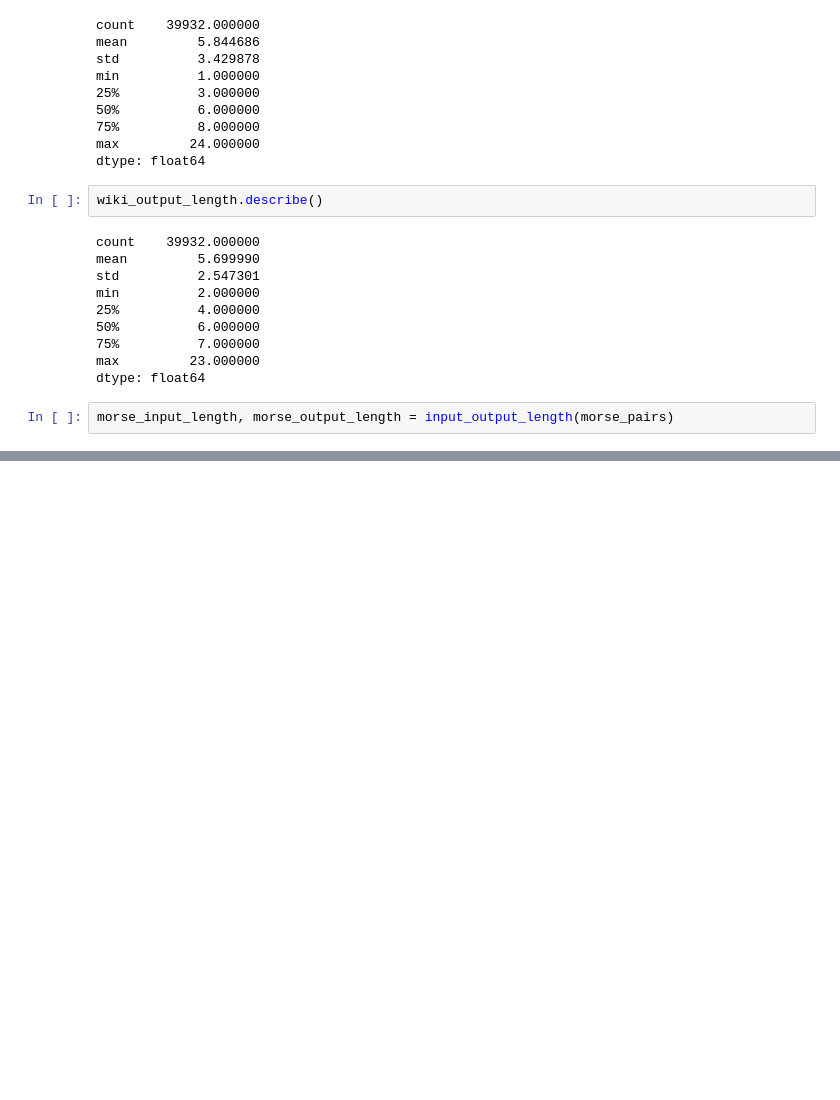
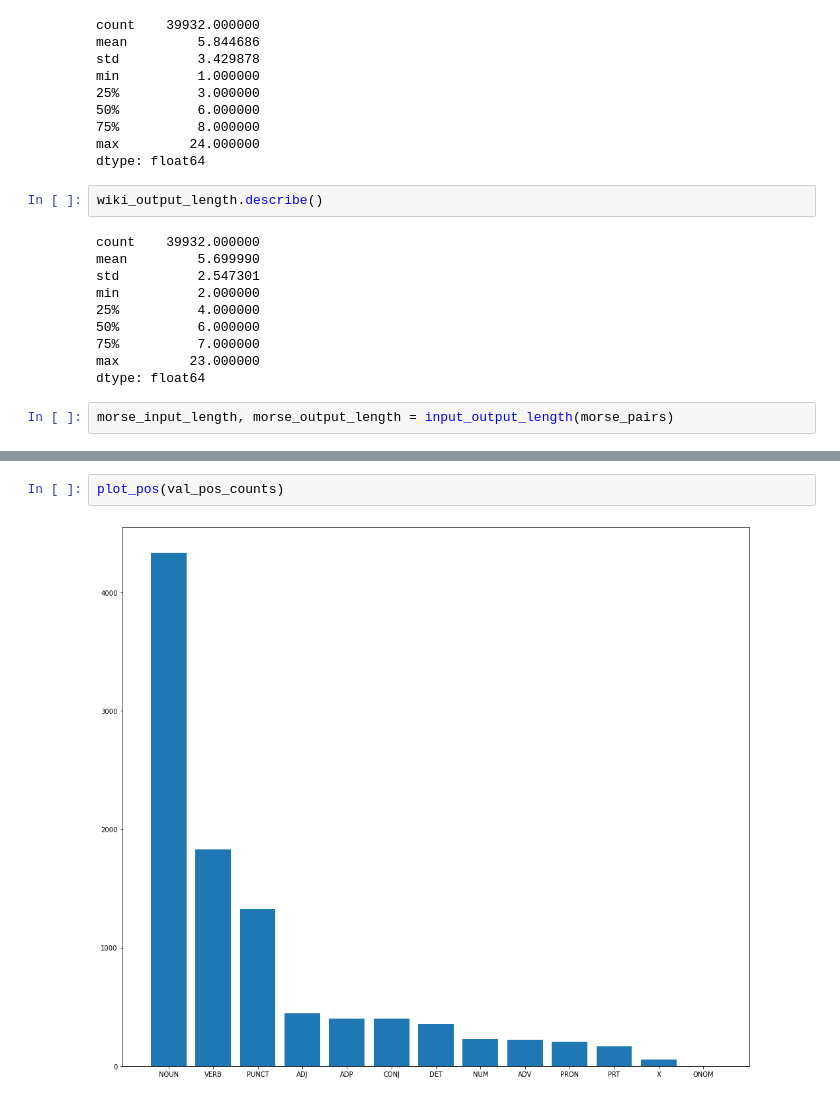
Before and after one commit to karahan-sahin/Char-Level-Morphological-Parsing-with-Transformers, a Jupyter notebook: Scripts/Data Analysis.ipynb, the cells around one changed output, grey strips where cells are left out. Drawn from its saved outputs; the diff is of its cells as text; blank space fills up the shorter version.

```diff
--- a/Scripts/Data Analysis.ipynb
+++ b/Scripts/Data Analysis.ipynb
@@ -437,0 +217,4 @@ AttributeError: module 'keras.api._v2.keras.models' has no attribute 'load'
+# %%
+plot_pos(val_pos_counts)
+# %% [output]
+[figure, added]
```
Also changed, not shown: parts of 45 cells of this notebook, 22 other files.
